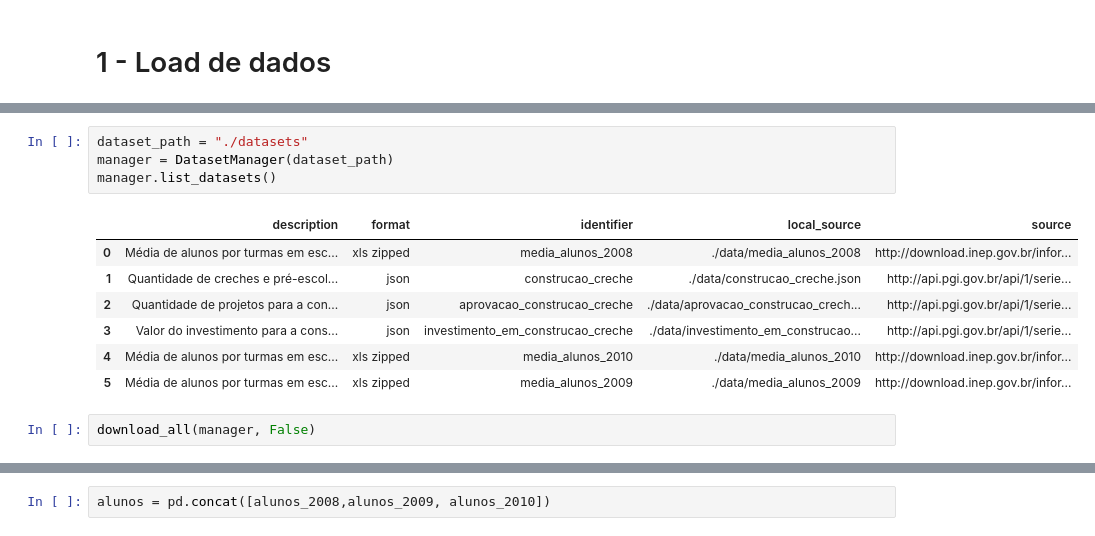
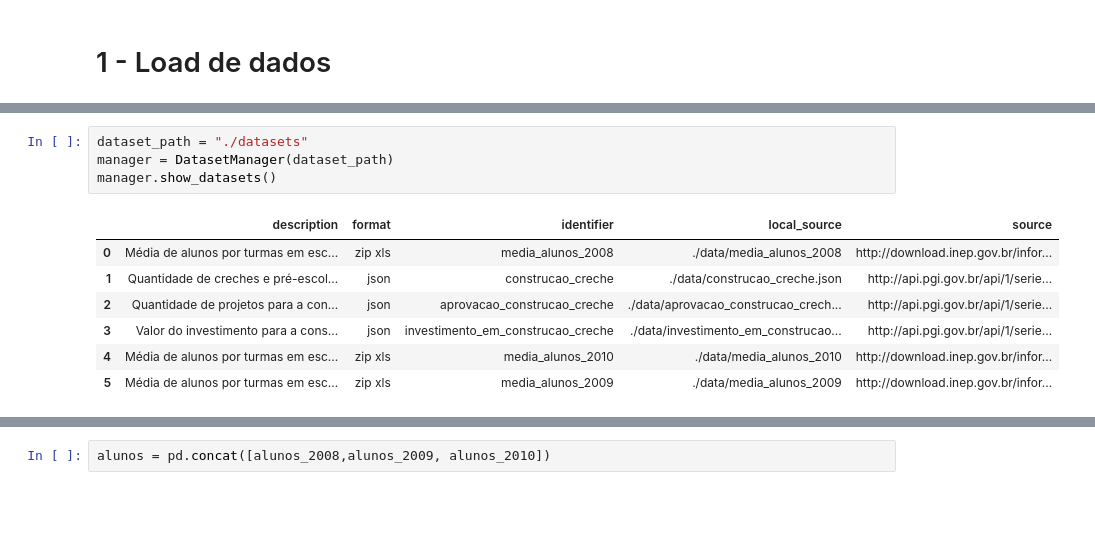
Before and after one commit to sbouchardet/inf2420, a Jupyter notebook: ExploreDatasets.ipynb, the cells around one changed output, grey strips where cells are left out. Drawn from its saved outputs; the diff is of its cells as text; blank space fills up the shorter version.

```diff
--- a/ExploreDatasets.ipynb
+++ b/ExploreDatasets.ipynb
@@ -49,14 +6,12 @@ def get_dataset_source(manager, identifier):
 # %%
 dataset_path = "./datasets"
 manager = DatasetManager(dataset_path)
-manager.list_datasets()
+manager.show_datasets()
 # %% [output]
 |  | description | format | identifier | local_source | source |
-| 0 | Média de alunos por turmas em esc... | xls zipped | media_alunos_2008 | ./data/media_alunos_2008 | http://download.inep.gov.br/infor... |
+| 0 | Média de alunos por turmas em esc... | zip xls | media_alunos_2008 | ./data/media_alunos_2008 | http://download.inep.gov.br/infor... |
 | 1 | Quantidade de creches e pré-escol... | json | construcao_creche | ./data/construcao_creche.json | http://api.pgi.gov.br/api/1/serie... |
 | 2 | Quantidade de projetos para a con... | json | aprovacao_construcao_creche | ./data/aprovacao_construcao_crech... | http://api.pgi.gov.br/api/1/serie... |
 | 3 | Valor do investimento para a cons... | json | investimento_em_construcao_creche | ./data/investimento_em_construcao... | http://api.pgi.gov.br/api/1/serie... |
-| 4 | Média de alunos por turmas em esc... | xls zipped | media_alunos_2010 | ./data/media_alunos_2010 | http://download.inep.gov.br/infor... |
-| 5 | Média de alunos por turmas em esc... | xls zipped | media_alunos_2009 | ./data/media_alunos_2009 | http://download.inep.gov.br/infor... |
+| 4 | Média de alunos por turmas em esc... | zip xls | media_alunos_2010 | ./data/media_alunos_2010 | http://download.inep.gov.br/infor... |
+| 5 | Média de alunos por turmas em esc... | zip xls | media_alunos_2009 | ./data/media_alunos_2009 | http://download.inep.gov.br/infor... |
-# %%
-download_all(manager, False)
```
Also changed, not shown: parts of 24 cells of this notebook.
